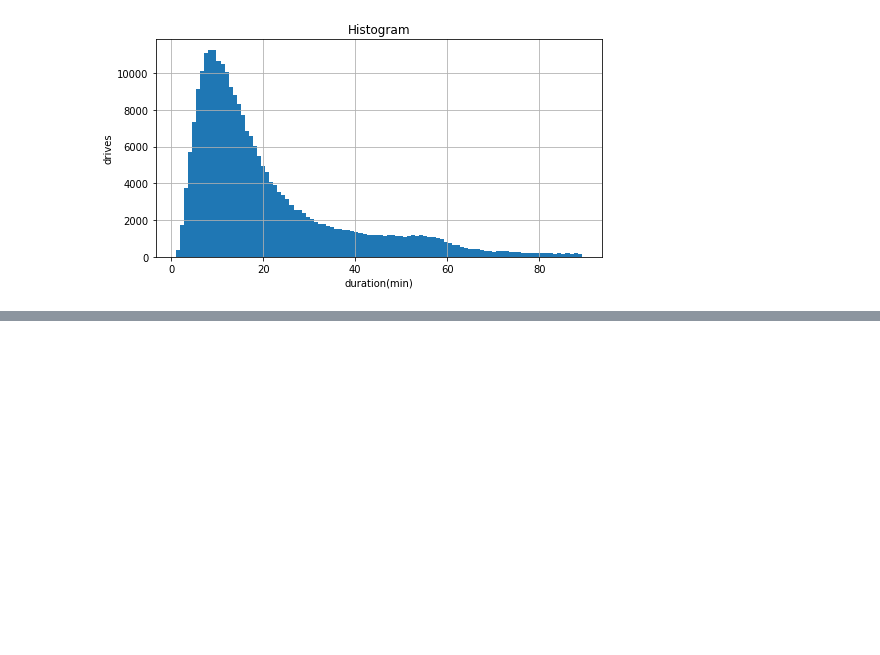
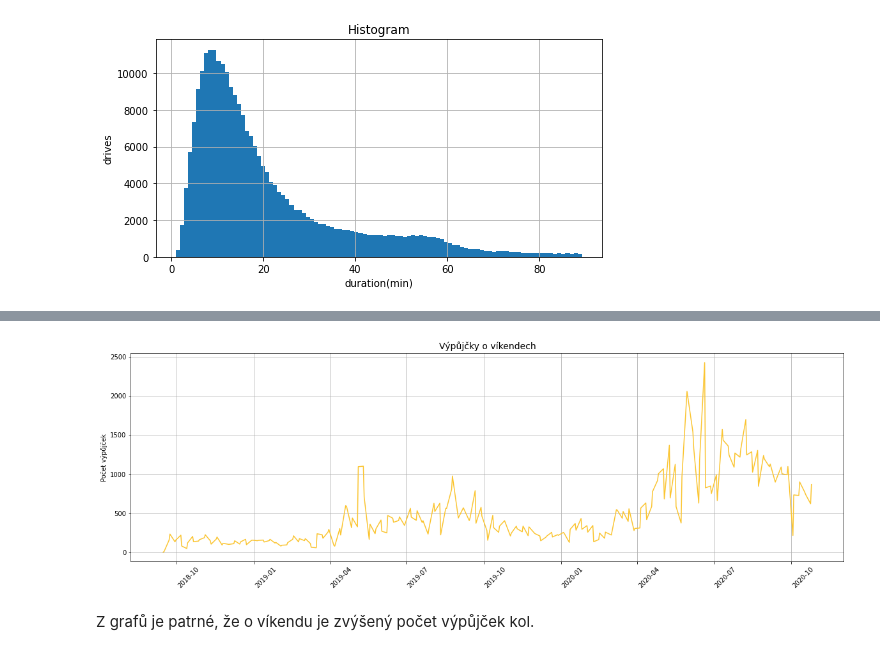
Before and after one commit to lenmal/Datova_akademie, a Jupyter notebook: Projekt_Python.ipynb, the cells around one changed output, grey strips where cells are left out. Cells and saved outputs as stored; diff of their text form; code cells hidden in the pictures; blank space fills up the shorter version.

```diff
--- a/Projekt_Python.ipynb
+++ b/Projekt_Python.ipynb
@@ -506,0 +572,17 @@ plt.show()
+# %%
+# Poptávka v pracovních dnech
+x3 = cond1["start_d"]
+y3 = cond1["count_sum"]
+
+plt.subplots(figsize=(20, 6))
+plt.plot(x3,y3, color="#fbc531")
+plt.title('Výpůjčky o víkendech', loc='center', fontsize=14)
+plt.ylabel("Počet výpůjček", fontsize=10)
+plt.xticks(rotation=45, ha='left')
+
+plt.grid()
+plt.show()
+# %% [output]
+[figure, added]
+# %% [markdown]
+Z grafů je patrné, že o víkendu je zvýšený počet výpůjček kol.
```
Also changed, not shown: parts of 11 cells of this notebook.
